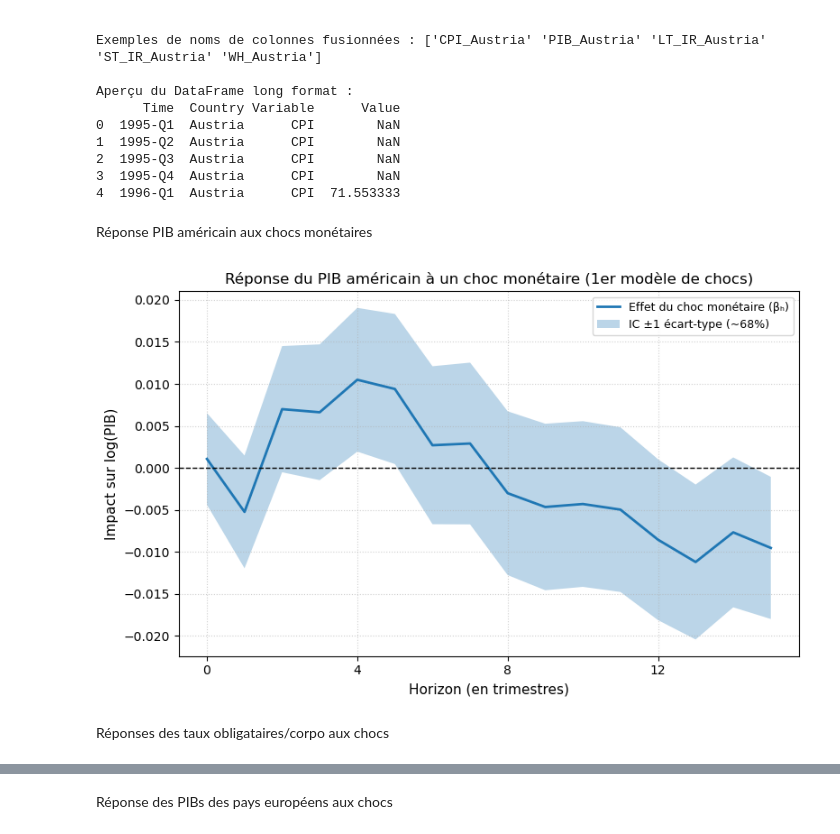
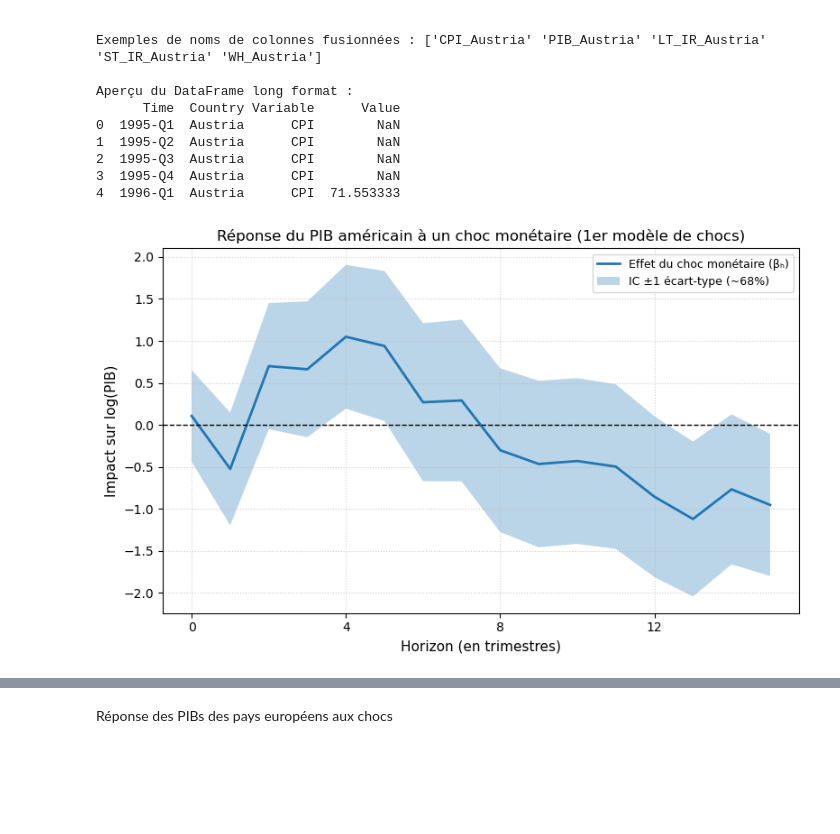
Before and after one commit to enriquealarcon01/Stat-App, a Jupyter notebook: modèle/modèle US.ipynb, the cells around one changed output, grey strips where cells are left out. Drawn from its saved outputs; the diff is of its cells as text; code cells hidden in the pictures; blank space fills up the shorter version.

```diff
--- a/modèle/modèle US.ipynb
+++ b/modèle/modèle US.ipynb
@@ -830,13 +836,9 @@ Aperçu du DataFrame long format :
 # %%
 #data
 #df_target
-# %% [markdown]
-Réponse PIB américain aux chocs monétaires
 # %%
-# ==============================
-# 1) Paramètres et initialisation
-# ==============================
-H = 15  # nombre maximal d'horizons
+
+H = 15  # nombre d'horizons
 betas = []
 stderr_list = []
 
@@ -876,8 +878,8 @@ for h in range(H + 1):
     model = sm.OLS(Y, X).fit()
 
     # g) Extraction du coefficient du choc et de son écart-type
-    beta_h = model.params['monetary_shocks']
-    stderr_h = model.bse['monetary_shocks']
+    beta_h = model.params['monetary_shocks']*100
+    stderr_h = model.bse['monetary_shocks']*100
 
     # h) Stockage
     betas.append(beta_h)
@@ -890,33 +892,31 @@ for h in range(H + 1):
 lower = [b - s for b, s in zip(betas, stderr_list)]
 upper = [b + s for b, s in zip(betas, stderr_list)]
 
 # ======================================
 # 4) Tracé de la Fonction de Réponse (IRF)
 # ======================================
 horizons = range(H + 1)
 
 plt.figure(figsize=(8, 5))
 
 # Courbe principale : coefficient βᵣ
 plt.plot(horizons, betas, linewidth=2, label="Effet du choc monétaire (βₕ)")
 
 # Intervalle de confiance
 plt.fill_between(horizons, lower, upper, alpha=0.3, label="IC ±1 écart-type (~68%)")
 
 # Ligne horizontale à 0
 plt.axhline(0, color='black', linestyle='--', linewidth=1)
 
 # Mise en forme
 plt.title("Réponse du PIB américain à un choc monétaire (1er modèle de chocs)", fontsize=12)
 plt.xlabel("Horizon (en trimestres)", fontsize=11)
 plt.ylabel("Impact sur log(PIB)", fontsize=11)
 plt.xticks(np.arange(0, H+1, step=4))
 plt.grid(True, linestyle=':', alpha=0.6)
 plt.legend(loc="best", fontsize=9)
 plt.tight_layout()
 plt.savefig("reponse US gdp1.png", dpi=300)
 plt.show()
 # %% [output]
-[figure, old version]
+[figure, new version]
-# %% [markdown]
-Réponses des taux obligataires/corpo aux chocs
```
Also changed, not shown: parts of 14 cells of this notebook, 8 other files.
